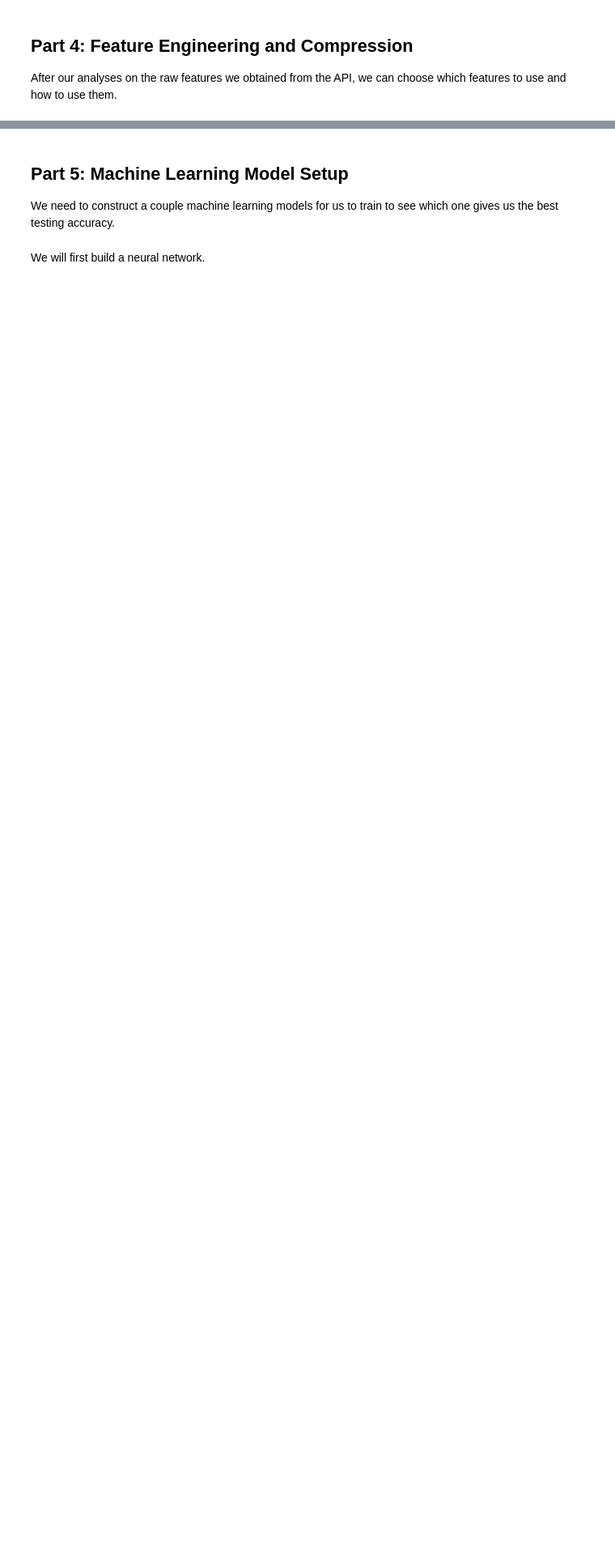
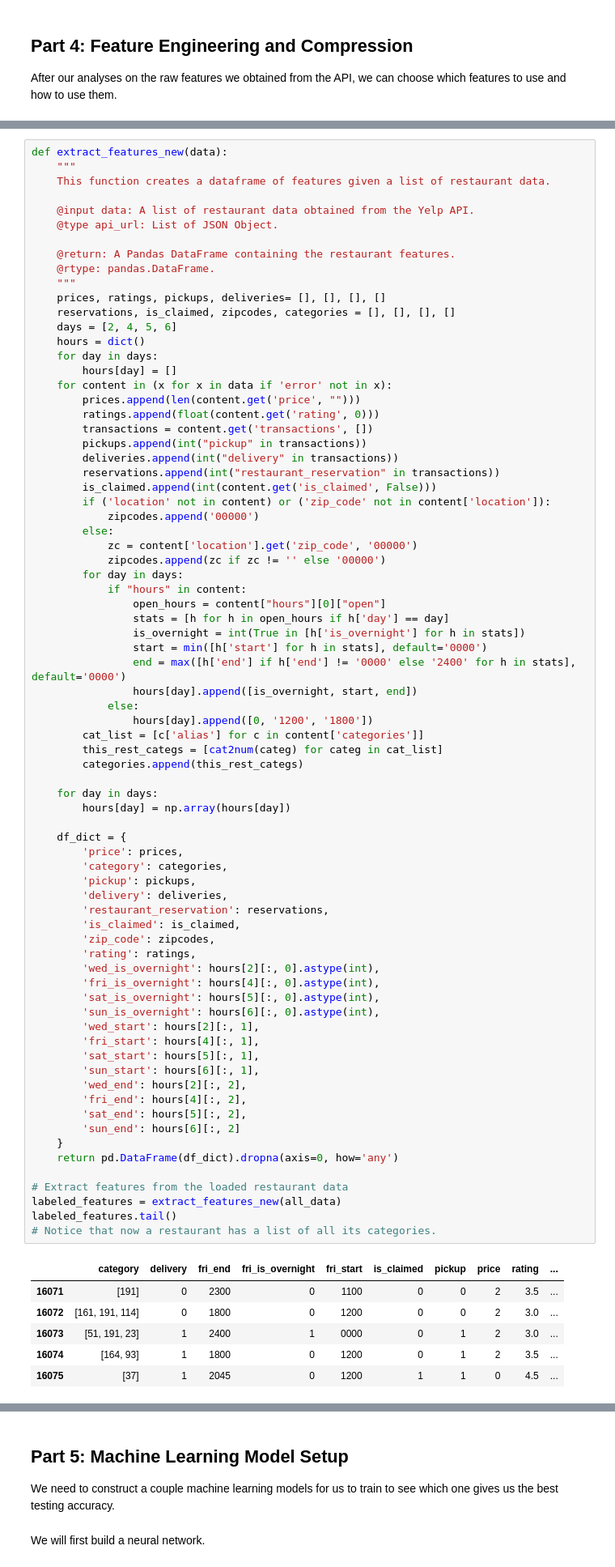
Before and after one commit to sandershihacker/yelp-rating-prediction, a Jupyter notebook: yelp_rating_prediction.ipynb, the cells around one changed output, grey strips where cells are left out. Shown at 81% size. Drawn from its saved outputs; the diff is of its cells as text; blank space fills up the shorter version.

```diff
--- a/yelp_rating_prediction.ipynb
+++ b/yelp_rating_prediction.ipynb
@@ -816,0 +819,82 @@ which features to use and how to use them.
+# %%
+def extract_features_new(data):
+    """
+    This function creates a dataframe of features given a list of restaurant data.
+
+    @input data: A list of restaurant data obtained from the Yelp API.
+    @type api_url: List of JSON Object.
+
+    @return: A Pandas DataFrame containing the restaurant features.
+    @rtype: pandas.DataFrame.
+    """
+    prices, ratings, pickups, deliveries= [], [], [], []
+    reservations, is_claimed, zipcodes, categories = [], [], [], []
+    days = [2, 4, 5, 6]
+    hours = dict()
+    for day in days:
+        hours[day] = []
+    for content in (x for x in data if 'error' not in x):
+        prices.append(len(content.get('price', "")))
+        ratings.append(float(content.get('rating', 0)))
+        transactions = content.get('transactions', [])
+        pickups.append(int("pickup" in transactions))
+        deliveries.append(int("delivery" in transactions))
+        reservations.append(int("restaurant_reservation" in transactions))
+        is_claimed.append(int(content.get('is_claimed', False)))
+        if ('location' not in content) or ('zip_code' not in content['location']):
+            zipcodes.append('00000')
+        else:
+            zc = content['location'].get('zip_code', '00000')
+            zipcodes.append(zc if zc != '' else '00000')
+        for day in days:
+            if "hours" in content:
+                open_hours = content["hours"][0]["open"]
+                stats = [h for h in open_hours if h['day'] == day]
+                is_overnight = int(True in [h['is_overnight'] for h in stats])
+                start = min([h['start'] for h in stats], default='0000')
+                end = max([h['end'] if h['end'] != '0000' else '2400' for h in stats], default='0000')
+                hours[day].append([is_overnight, start, end])
+            else:
+                hours[day].append([0, '1200', '1800'])
+        cat_list = [c['alias'] for c in content['categories']]
+        this_rest_categs = [cat2num(categ) for categ in cat_list]
+        categories.append(this_rest_categs)
+
+    for day in days:
+        hours[day] = np.array(hours[day])
+
+    df_dict = {
+        'price': prices,
+        'category': categories,
+        'pickup': pickups,
+        'delivery': deliveries,
+        'restaurant_reservation': reservations,
+        'is_claimed': is_claimed,
+        'zip_code': zipcodes,
+        'rating': ratings,
+        'wed_is_overnight': hours[2][:, 0].astype(int),
+        'fri_is_overnight': hours[4][:, 0].astype(int),
+        'sat_is_overnight': hours[5][:, 0].astype(int),
+        'sun_is_overnight': hours[6][:, 0].astype(int),
+        'wed_start': hours[2][:, 1],
+        'fri_start': hours[4][:, 1],
+        'sat_start': hours[5][:, 1],
+        'sun_start': hours[6][:, 1],
+        'wed_end': hours[2][:, 2],
+        'fri_end': hours[4][:, 2],
+        'sat_end': hours[5][:, 2],
+        'sun_end': hours[6][:, 2]
+    }
+    return pd.DataFrame(df_dict).dropna(axis=0, how='any')
+
+# Extract features from the loaded restaurant data
+labeled_features = extract_features_new(all_data)
+labeled_features.tail()
+# Notice that now a restaurant has a list of all its categories.
+# %% [output]
+|  | category | delivery | fri_end | fri_is_overnight | fri_start | is_claimed | pickup | price | rating | ... |
+| 16071 | [191] | 0 | 2300 | 0 | 1100 | 0 | 0 | 2 | 3.5 | ... |
+| 16072 | [161, 191, 114] | 0 | 1800 | 0 | 1200 | 0 | 0 | 2 | 3.0 | ... |
+| 16073 | [51, 191, 23] | 1 | 2400 | 1 | 0000 | 0 | 1 | 2 | 3.0 | ... |
+| 16074 | [164, 93] | 1 | 1800 | 0 | 1200 | 0 | 1 | 2 | 3.5 | ... |
+| 16075 | [37] | 1 | 2045 | 0 | 1200 | 1 | 1 | 0 | 4.5 | ... |
```
Also changed, not shown: parts of 21 cells of this notebook.
